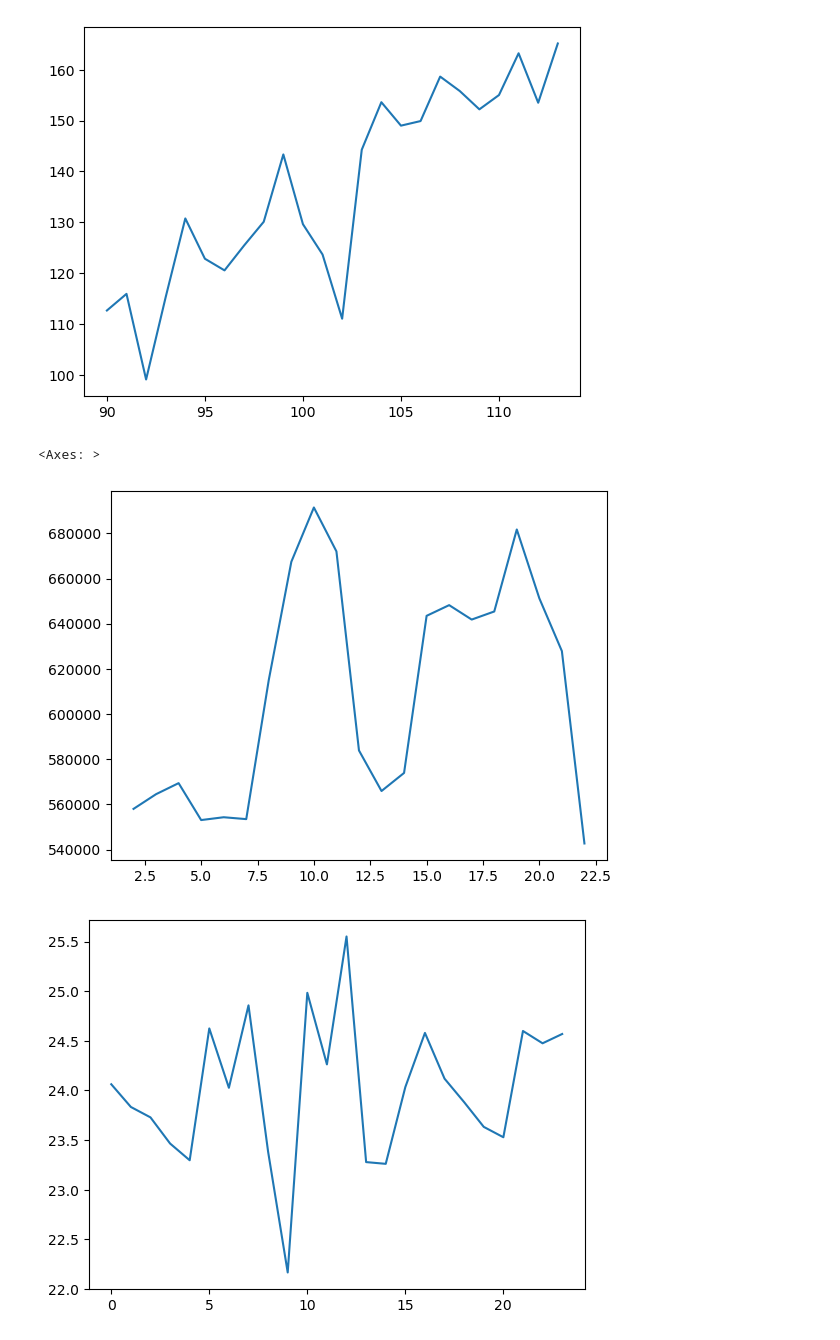
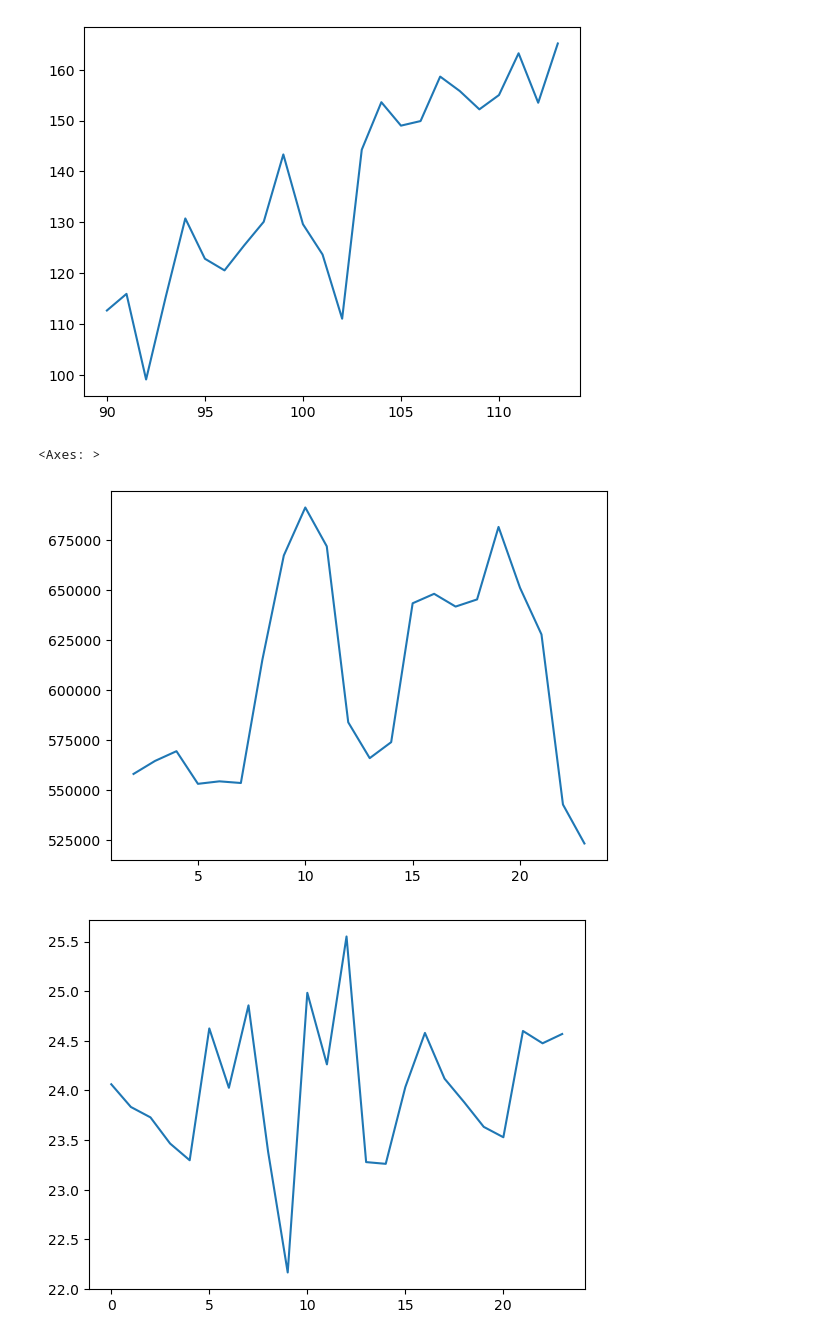
Before and after one commit to AntonioDonnangelo/Predicting-2024-US-Corn-Yield, a Jupyter notebook: Predicting_2024_US_Corn_Yield.ipynb, the cells around one changed output. Saved outputs shown, nothing was run; the diff lists cells and outputs as text; code cells hidden in the pictures.

```diff
--- a/Predicting_2024_US_Corn_Yield.ipynb
+++ b/Predicting_2024_US_Corn_Yield.ipynb
@@ -474,10 +484,3 @@ hist_wx_df['precip'].hist(bins=100)
 plt.show()
 # %% [output]
 [figure]
-# %%
-hist_wx_df['rain_flag'] = pd.cut(
-    hist_wx_df['precip'],
-    bins=[-0.1, 0, 50, float('inf')],
-    labels=[0, 1, 2],
-    right=True
-).astype(int)
@@ -681,3 +590,3 @@ year_weather_summary['precip_sum_3yr'] = year_weather_summary['precip_sum'].roll
 # %%
-year_weather_summary = year_weather_summary[:-1] # Removing 2024 since the data is not complete
+weather_before_2024 = year_weather_summary[:-1] # Removing 2024 since the data is not complete
 # %%
@@ -686,8 +595,8 @@ plt.show()
 # %% [output]
 [figure]
 # %%
-year_weather_summary['precip_sum_3yr'].plot()
+weather_before_2024['precip_sum_3yr'].plot()
 # %% [output]
 <Axes: >
-[figure, old version]
+[figure, new version]
 # %%
```
Also changed, not shown: parts of 81 cells of this notebook, 3 other files.
